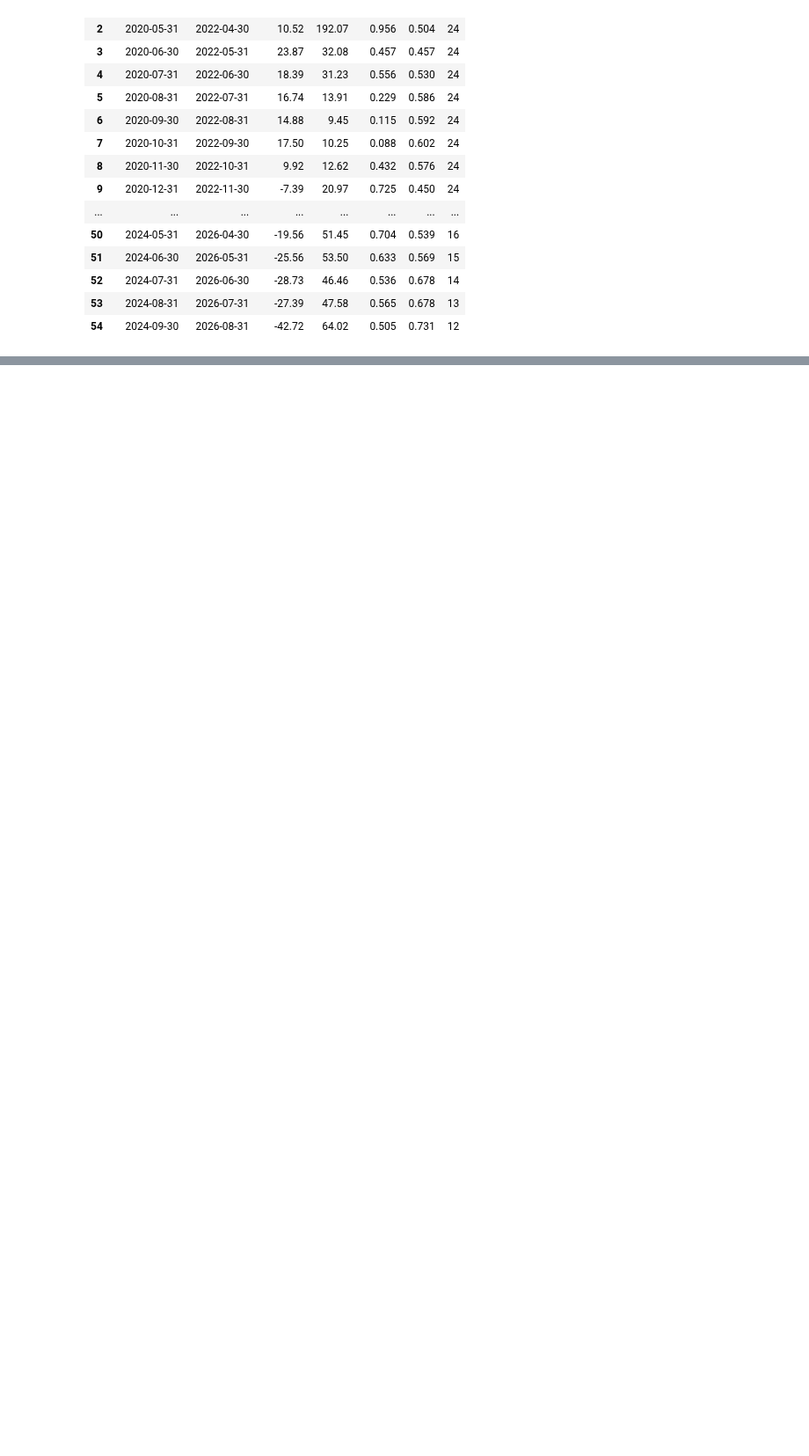
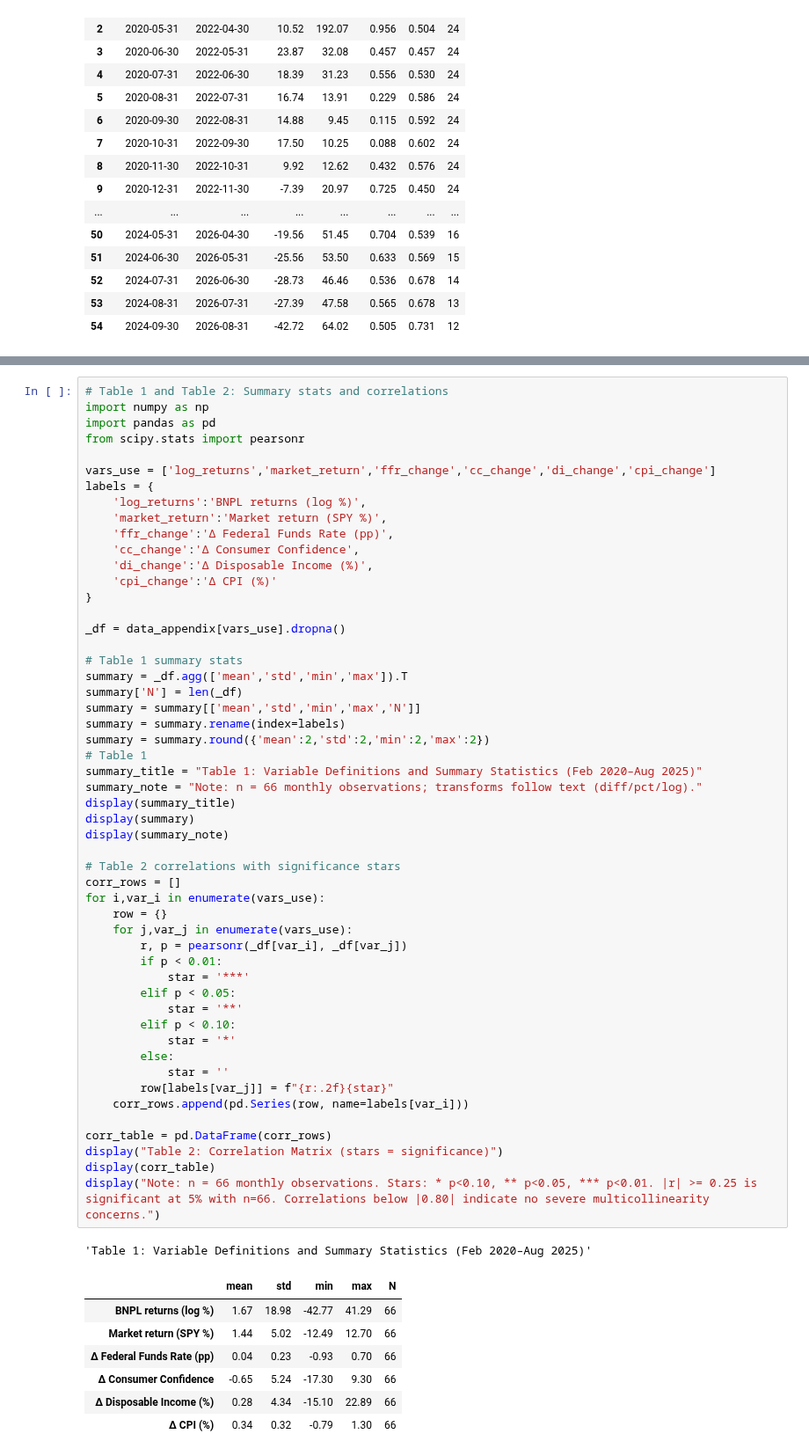
Before and after one commit to llorracc/as.180.369, a Jupyter notebook: contrib/BruceMaoYM/Paper_YM/07_appendix.ipynb, the cells around one changed output, grey strips where cells are left out. Shown at 88% size. Drawn from its saved outputs; the diff is of its cells as text; blank space fills up the shorter version.

```diff
--- a/contrib/BruceMaoYM/Paper_YM/07_appendix.ipynb
+++ b/contrib/BruceMaoYM/Paper_YM/07_appendix.ipynb
@@ -963,0 +1489,61 @@ cell so it stays synchronized with the current dataset when the notebook runs.
+# %%
+# Table 1 and Table 2: Summary stats and correlations
+import numpy as np
+import pandas as pd
+from scipy.stats import pearsonr
+
+vars_use = ['log_returns','market_return','ffr_change','cc_change','di_change','cpi_change']
+labels = {
+    'log_returns':'BNPL returns (log %)',
+    'market_return':'Market return (SPY %)',
+    'ffr_change':'Δ Federal Funds Rate (pp)',
+    'cc_change':'Δ Consumer Confidence',
+    'di_change':'Δ Disposable Income (%)',
+    'cpi_change':'Δ CPI (%)'
+}
+
+_df = data_appendix[vars_use].dropna()
+
+# Table 1 summary stats
+summary = _df.agg(['mean','std','min','max']).T
+summary['N'] = len(_df)
+summary = summary[['mean','std','min','max','N']]
+summary = summary.rename(index=labels)
+summary = summary.round({'mean':2,'std':2,'min':2,'max':2})
+# Table 1
+summary_title = "Table 1: Variable Definitions and Summary Statistics (Feb 2020–Aug 2025)"
+summary_note = "Note: n = 66 monthly observations; transforms follow text (diff/pct/log)."
+display(summary_title)
+display(summary)
+display(summary_note)
+
+# Table 2 correlations with significance stars
+corr_rows = []
+for i,var_i in enumerate(vars_use):
+    row = {}
+    for j,var_j in enumerate(vars_use):
+        r, p = pearsonr(_df[var_i], _df[var_j])
+        if p < 0.01:
+            star = '***'
+        elif p < 0.05:
+            star = '**'
+        elif p < 0.10:
+            star = '*'
+        else:
+            star = ''
+        row[labels[var_j]] = f"{r:.2f}{star}"
+    corr_rows.append(pd.Series(row, name=labels[var_i]))
+
+corr_table = pd.DataFrame(corr_rows)
+display("Table 2: Correlation Matrix (stars = significance)")
+display(corr_table)
+display("Note: n = 66 monthly observations. Stars: * p<0.10, ** p<0.05, *** p<0.01. |r| >= 0.25 is significant at 5% with n=66. Correlations below |0.80| indicate no severe multicollinearity concerns.")
+# %% [output]
+'Table 1: Variable Definitions and Summary Statistics (Feb 2020–Aug 2025)'
+|  | mean | std | min | max | N |
+| BNPL returns (log %) | 1.67 | 18.98 | -42.77 | 41.29 | 66 |
+| Market return (SPY %) | 1.44 | 5.02 | -12.49 | 12.70 | 66 |
+| Δ Federal Funds Rate (pp) | 0.04 | 0.23 | -0.93 | 0.70 | 66 |
+| Δ Consumer Confidence | -0.65 | 5.24 | -17.30 | 9.30 | 66 |
+| Δ Disposable Income (%) | 0.28 | 4.34 | -15.10 | 22.89 | 66 |
+| Δ CPI (%) | 0.34 | 0.32 | -0.79 | 1.30 | 66 |
```
Also changed, not shown: parts of 43 cells of this notebook, 9 other files.
